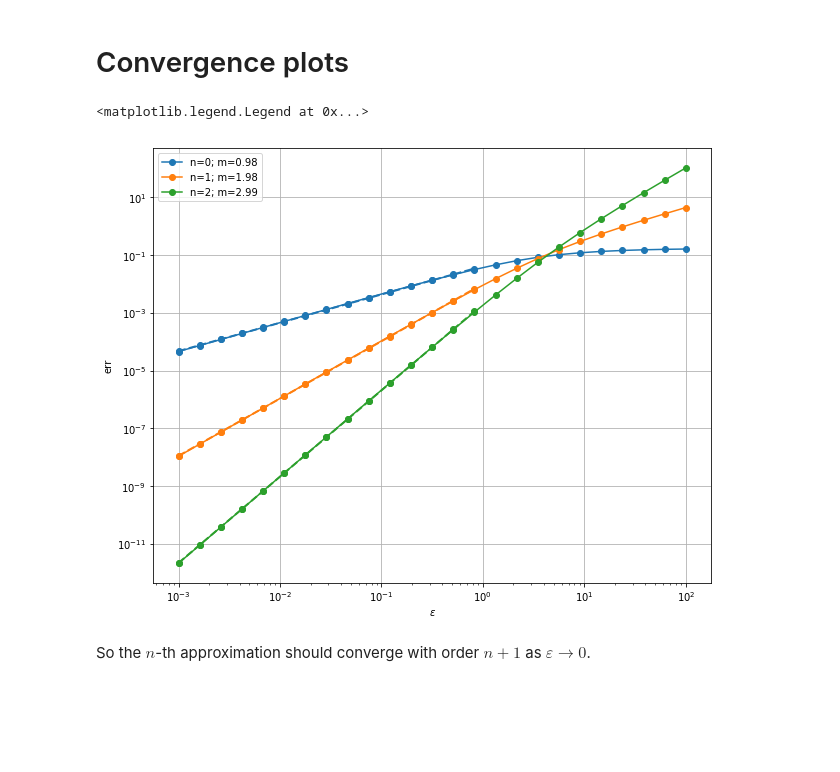
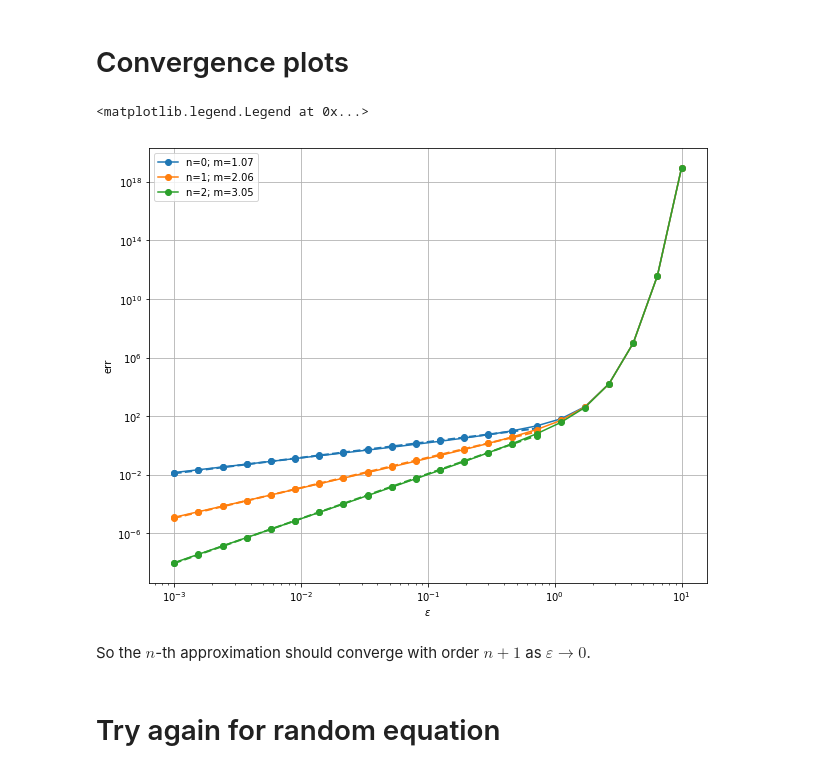
Before and after one commit to OliverEvans96/kelp, a Jupyter notebook: code/python/AsymptoticODE.ipynb, the cells around one changed output. Saved outputs shown, nothing was run; the diff lists cells and outputs as text; code cells hidden in the pictures; blank space fills up the shorter version.

```diff
--- a/code/python/AsymptoticODE.ipynb
+++ b/code/python/AsymptoticODE.ipynb
@@ -58,7 +60,7 @@ def u(x, a, eps, n):
 # %%
 @np.vectorize
 def M(x, a, eps, n):
-    s = yt(0, a, eps)
+    s = yt(x, a, 0)
     for k in range(1, n+1):
         deriv = sp.diff(yt_s(x_s, a_s, eps_s), eps_s, k)
         deriv_n = sp.lambdify((x_s, a_s, eps_s,), deriv, modules=("numpy",))
@@ -104,34 +106,36 @@ def exp_model(x, m, b):
 norm = lambda x: np.mean(np.abs(x))
 model = exp_model
 
-eps_arr = np.logspace(-3, 2, 25, base=10)
+eps_arr = np.logspace(-3, 1, 22, base=10)
 eps_max = 1
 
 plt.figure(figsize=(10,8))
 
 for n in range(N):
     err_list = []
     for eps in eps_arr:
         approx = u(x, a, eps, n)
         true = yt(x, a, eps)
         err = norm(approx - true)
         err_list.append(err)
 
     err_arr = np.array(err_list)
 
     popt, _ = curve_fit(lin_model, np.log(eps_arr[eps_arr<=eps_max]), np.log(err_arr[eps_arr<=eps_max]), p0=(1, 1))
     m, b = popt
     plt.plot(eps_arr, err_arr, 'C{}o-'.format(n), label='n={}; m={:.2f}'.format(n, m))
     plt.plot(eps_arr[eps_arr<eps_max], model(eps_arr[eps_arr<eps_max], m, b), 'C{}o--'.format(n), lw=2)
 
 plt.xscale('log')
 plt.yscale('log')
 plt.xlabel(r'$\varepsilon$')
 plt.ylabel('err')
 plt.grid()
 plt.legend()
 # %% [output]
 <matplotlib.legend.Legend at 0x...>
-[figure, old version]
+[figure, new version]
 # %% [markdown]
 So the $n$-th approximation should converge with order $n+1$ as $\varepsilon \to 0$.
+# %% [markdown]
+# Try again for random equation
```
Also changed, not shown: parts of 4 cells of this notebook.
